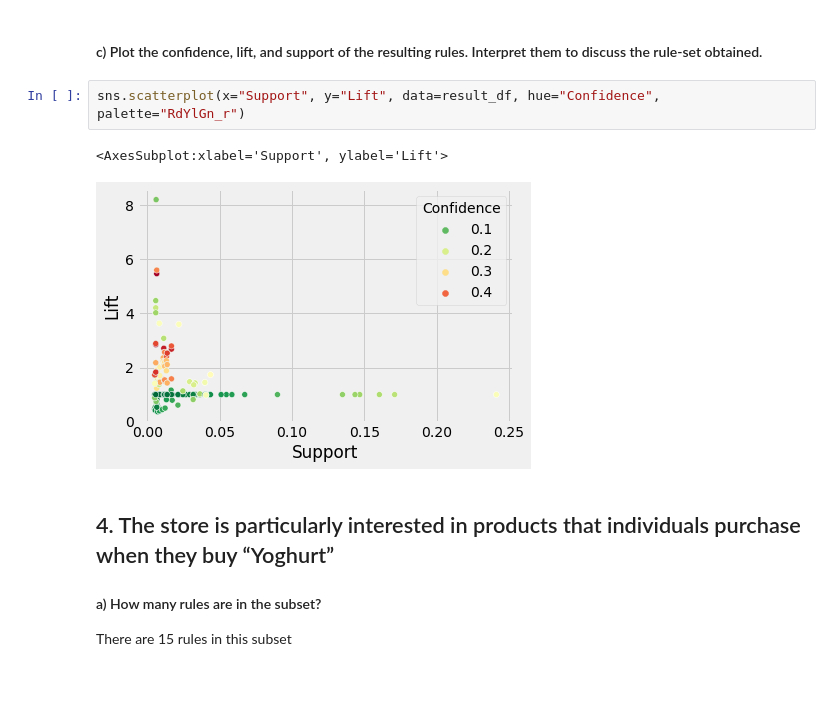
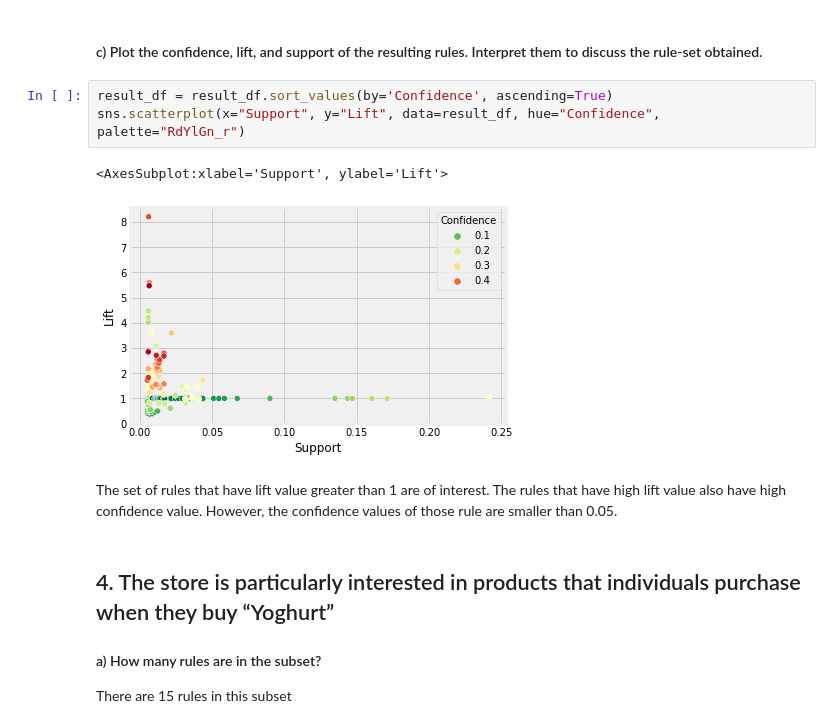
Before and after one commit to hoangqwe159/data-mining-tasks, a Jupyter notebook: assignment2.ipynb, the cells around one changed output. Saved outputs shown, nothing was run; the diff lists cells and outputs as text; blank space fills up the shorter version.

```diff
--- a/assignment2.ipynb
+++ b/assignment2.ipynb
@@ -321,10 +351,13 @@ print(result_df.head(10))
 # %% [markdown]
 #### c) Plot the confidence, lift, and support of the resulting rules. Interpret them to discuss the rule-set obtained.
 # %%
+result_df = result_df.sort_values(by='Confidence', ascending=True)
 sns.scatterplot(x="Support", y="Lift", data=result_df, hue="Confidence", palette="RdYlGn_r")
 # %% [output]
 <AxesSubplot:xlabel='Support', ylabel='Lift'>
-[figure, old version]
+[figure, new version]
+# %% [markdown]
+The set of rules that have lift value greater than 1 are of interest. The rules that have high lift value also have high confidence value. However, the confidence values of those rule are smaller than 0.05.
 # %% [markdown]
 ## 4. The store is particularly interested in products that individuals purchase when they buy “Yoghurt”
 
```
Also changed, not shown: parts of 34 cells of this notebook.
